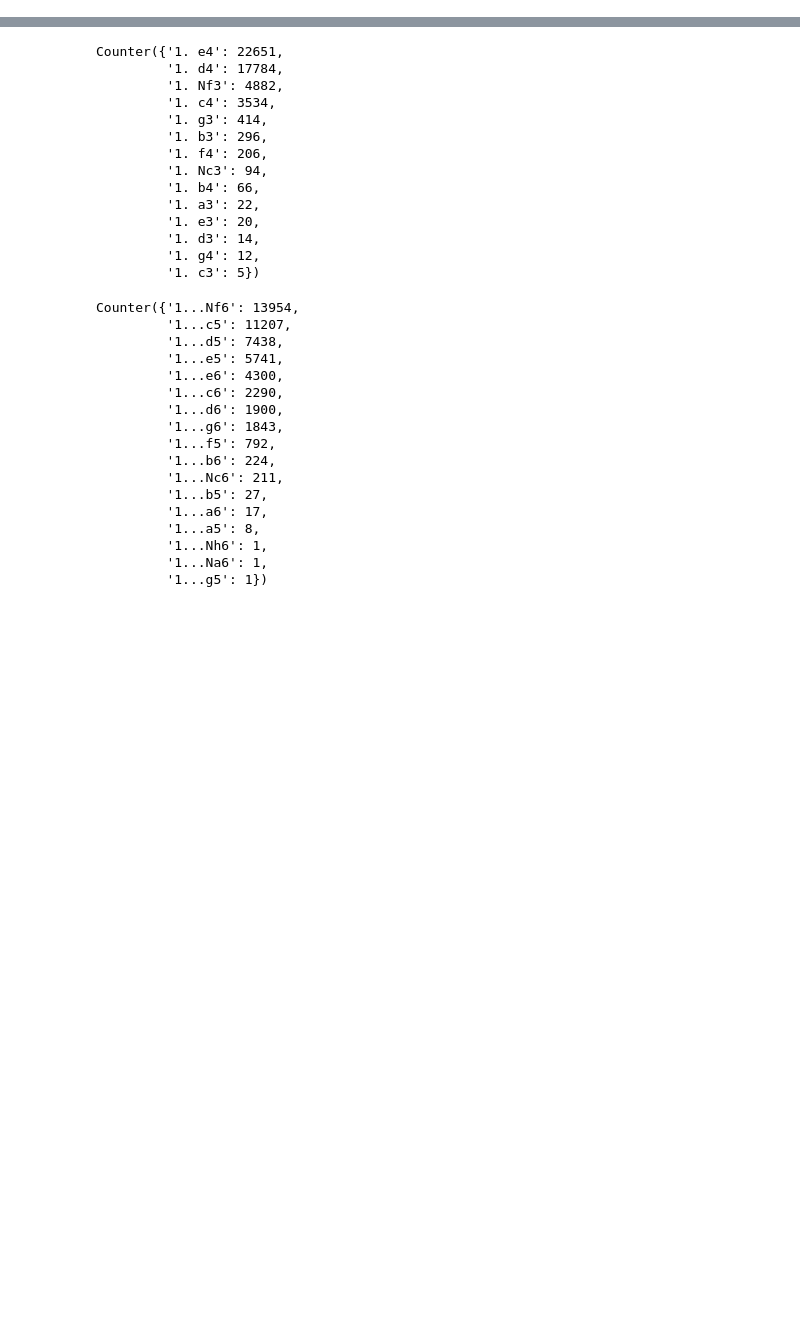
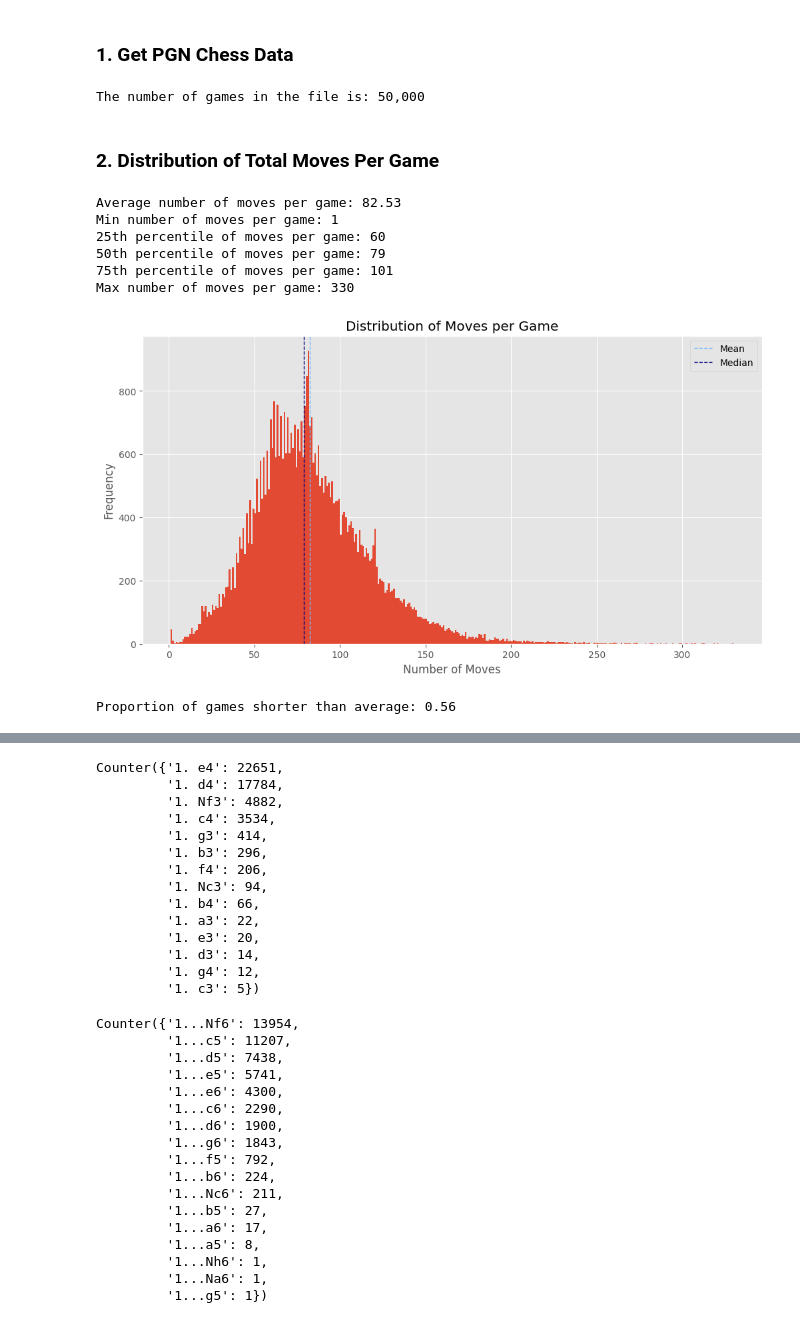
Before and after one commit to donelianc/my-kaggle-tools, a Jupyter notebook: competitions/finding-elo-aug-2023/notebooks/0.0-ic-getting-started-chess.ipynb, the cells around one changed output, grey strips where cells are left out. Drawn from its saved outputs; the diff is of its cells as text; code cells hidden in the pictures; blank space fills up the shorter version.

Commit message:
Plot chess moves distribition for all games

```diff
--- a/competitions/finding-elo-aug-2023/notebooks/0.0-ic-getting-started-chess.ipynb
+++ b/competitions/finding-elo-aug-2023/notebooks/0.0-ic-getting-started-chess.ipynb
@@ -8,0 +31,68 @@ board = chess.Board()
+# %% [markdown]
+### 1. Get PGN Chess Data
+# %%
+pgn = open("../data/raw/data.pgn")
+game_count = 0
+moves_per_game = []
+
+while True:
+    game = chess.pgn.read_game(pgn)
+    if game is None:
+        break
+    game_count += 1
+    moves_per_game.append(len(list(game.mainline_moves())))
+
+pgn.close()
+# %%
+print(f"The number of games in the file is: {game_count:,d}")
+# %% [output]
+The number of games in the file is: 50,000
+# %% [markdown]
+### 2. Distribution of Total Moves Per Game
+# %%
+print(f"Average number of moves per game: {sum(moves_per_game)/len(moves_per_game):.2f}")
+
+print(f"Min number of moves per game: {min(moves_per_game):,d}")
+print(f"25th percentile of moves per game: {sorted(moves_per_game)[int(len(moves_per_game)*0.25)]:,d}")
+print(f"50th percentile of moves per game: {sorted(moves_per_game)[int(len(moves_per_game)*0.50)]:,d}")
+print(f"75th percentile of moves per game: {sorted(moves_per_game)[int(len(moves_per_game)*0.75)]:,d}")
+print(f"Max number of moves per game: {max(moves_per_game):,d}")
+# %% [output]
+Average number of moves per game: 82.53
+Min number of moves per game: 1
+25th percentile of moves per game: 60
+50th percentile of moves per game: 79
+75th percentile of moves per game: 101
+Max number of moves per game: 330
+# %%
+import matplotlib.pyplot as plt
+import numpy as np
+
+plt.rcParams['figure.figsize'] = [12, 6]
+plt.style.use('ggplot')
+
+# Calculate the mean and median of the distribution
+mean_moves = np.mean(moves_per_game)
+median_moves = np.median(moves_per_game)
+
+# Create a histogram to visualize the distribution of moves per game
+plt.hist(moves_per_game, bins=range(min(moves_per_game), max(moves_per_game) + 1))
+plt.title("Distribution of Moves per Game")
+plt.xlabel("Number of Moves")
+plt.ylabel("Frequency")
+
+# Add vertical lines to indicate the mean and median
+plt.axvline(mean_moves, color='xkcd:sky blue', linestyle='dashed', linewidth=1, label='Mean')
+plt.axvline(median_moves, color='navy', linestyle='dashed', linewidth=1, label='Median')
+
+# Add a legend to the plot
+plt.legend()
+
+# Show the plot
+plt.show()
+# %% [output]
+[figure, added]
+# %%
+print(f"Proportion of games shorter than average: {sum([1 for x in moves_per_game if x < sum(moves_per_game)/len(moves_per_game)]) / len(moves_per_game):.2f}")
+# %% [output]
+Proportion of games shorter than average: 0.56
```
Also changed, not shown: parts of 7 cells of this notebook, 2 other files.
